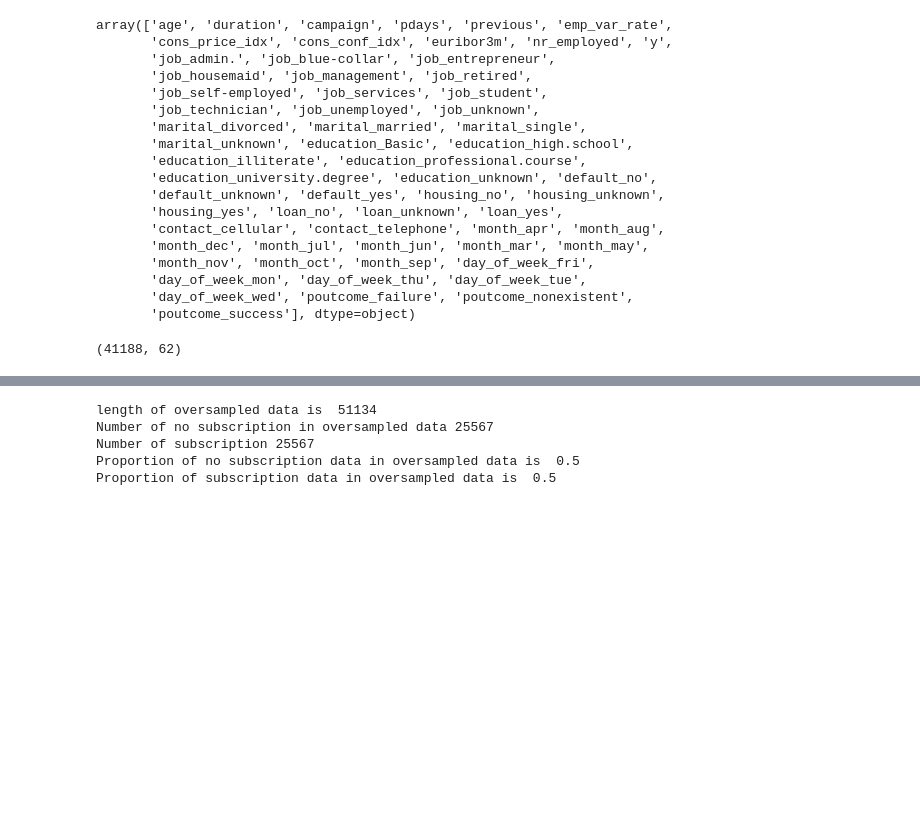
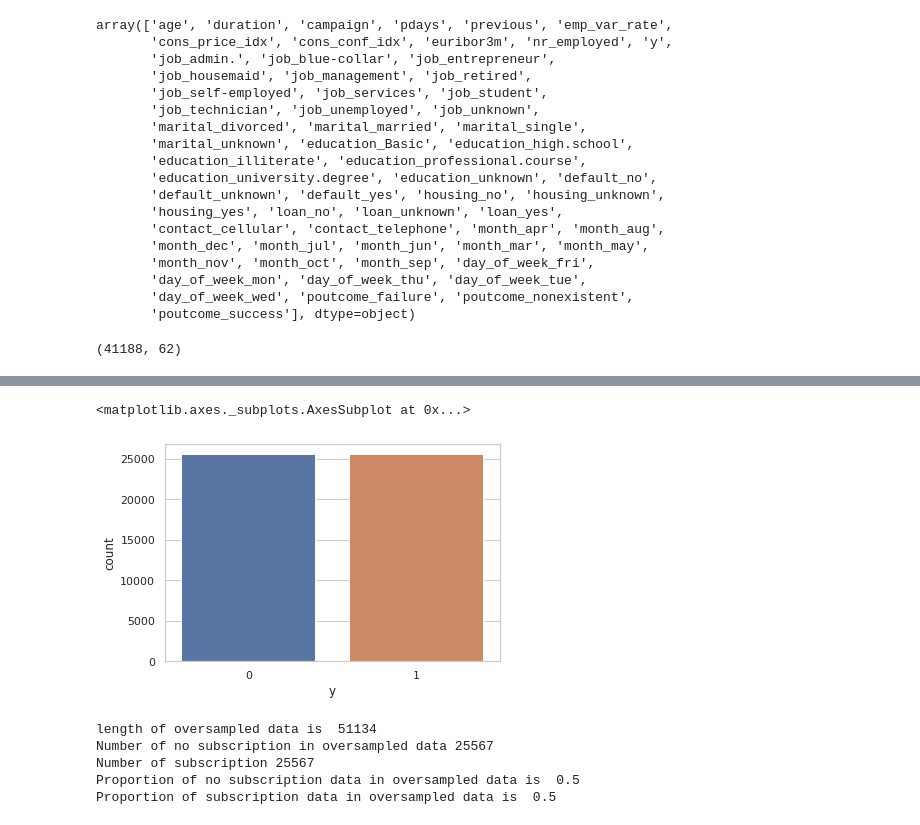
Before and after one commit to mbjesus/python_regressao, a Jupyter notebook: Untitled.ipynb, the cells around one changed output, grey strips where cells are left out. Cells and saved outputs as stored; diff of their text form; code cells hidden in the pictures; blank space fills up the shorter version.

```diff
--- a/Untitled.ipynb
+++ b/Untitled.ipynb
@@ -159,7 +189,11 @@ columns = X_train.columns
 # %%
-os_data_X,os_data_y=os.fit_sample(X_train, y_train)
+os_data_y= pd.DataFrame(data=os_data_y,columns=['y'])
 os_data_X = pd.DataFrame(data=os_data_X,columns=columns )
-os_data_y= pd.DataFrame(data=os_data_y,columns=['y'])
+
+sns.countplot(x='y',data=os_data_y)
+# %% [output]
+<matplotlib.axes._subplots.AxesSubplot at 0x...>
+[figure, added]
 # %%
 # we can Check the numbers of our data
 print("length of oversampled data is ",len(os_data_X))
```
Also changed, not shown: parts of 15 cells of this notebook, 1 other file.
